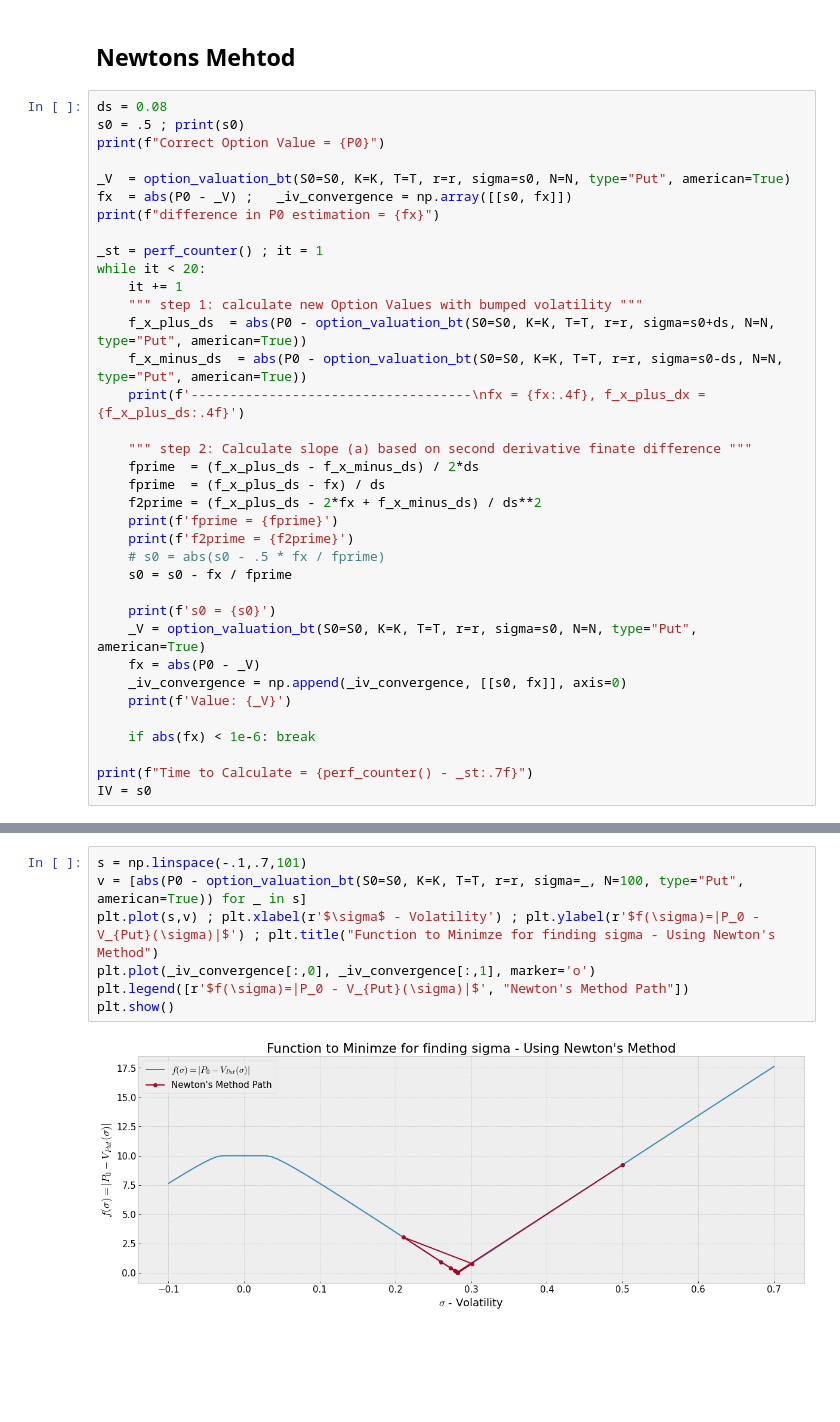
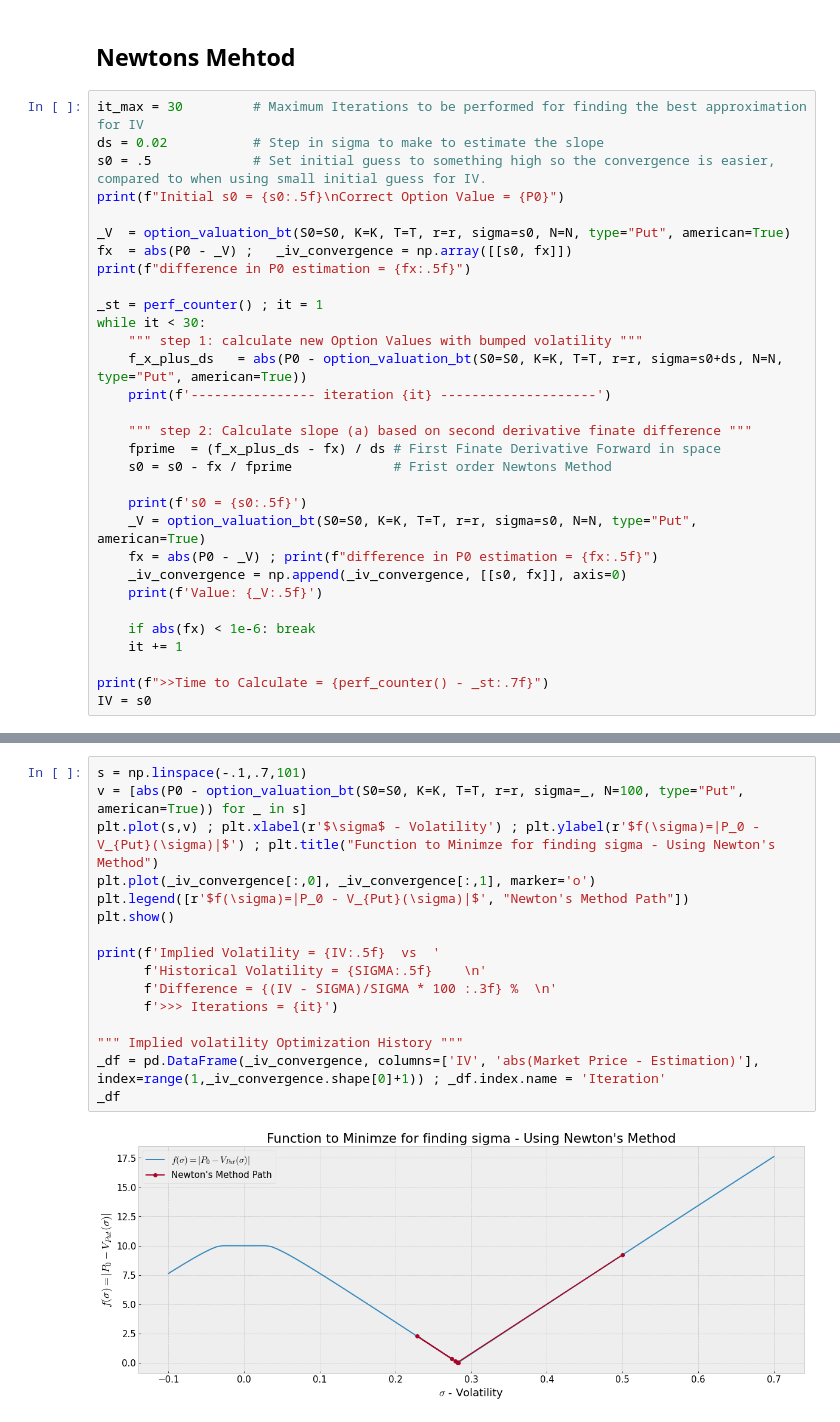
Before and after one commit to ithakis/European-and-American-put-option-pricing, a Jupyter notebook: Assignment-1-Option-Valuation.ipynb, the cells around one changed output, grey strips where cells are left out. Saved outputs shown, nothing was run; the diff lists cells and outputs as text; blank space fills up the shorter version.

Commit message:
V2.1
improvements to Newtons method

```diff
--- a/Assignment-1-Option-Valuation.ipynb
+++ b/Assignment-1-Option-Valuation.ipynb
@@ -453,39 +452,34 @@ Approximation_Error
 # %% [markdown]
 ## Newtons Mehtod
 # %%
-ds = 0.08
-s0 = .5 ; print(s0)
-print(f"Correct Option Value = {P0}")
+it_max = 30         # Maximum Iterations to be performed for finding the best approximation for IV
+ds = 0.02           # Step in sigma to make to estimate the slope
+s0 = .5             # Set initial guess to something high so the convergence is easier, compared to when using small initial guess for IV.
+print(f"Initial s0 = {s0:.5f}\nCorrect Option Value = {P0}")
 
 _V  = option_valuation_bt(S0=S0, K=K, T=T, r=r, sigma=s0, N=N, type="Put", american=True)
 fx  = abs(P0 - _V) ;   _iv_convergence = np.array([[s0, fx]])
-print(f"difference in P0 estimation = {fx}")
+print(f"difference in P0 estimation = {fx:.5f}")
 
 _st = perf_counter() ; it = 1
-while it < 20:
-    it += 1
+while it < 30:
     """ step 1: calculate new Option Values with bumped volatility """
-    f_x_plus_ds  = abs(P0 - option_valuation_bt(S0=S0, K=K, T=T, r=r, sigma=s0+ds, N=N, type="Put", american=True))
-    f_x_minus_ds  = abs(P0 - option_valuation_bt(S0=S0, K=K, T=T, r=r, sigma=s0-ds, N=N, type="Put", american=True))
-    print(f'------------------------------------\nfx = {fx:.4f}, f_x_plus_dx = {f_x_plus_ds:.4f}')
+    f_x_plus_ds   = abs(P0 - option_valuation_bt(S0=S0, K=K, T=T, r=r, sigma=s0+ds, N=N, type="Put", american=True))
+    print(f'---------------- iteration {it} --------------------')
 
     """ step 2: Calculate slope (a) based on second derivative finate difference """
-    fprime  = (f_x_plus_ds - f_x_minus_ds) / 2*ds
-    fprime  = (f_x_plus_ds - fx) / ds
-    f2prime = (f_x_plus_ds - 2*fx + f_x_minus_ds) / ds**2
-    print(f'fprime = {fprime}')
-    print(f'f2prime = {f2prime}')
-    # s0 = abs(s0 - .5 * fx / fprime)
-    s0 = s0 - fx / fprime
+    fprime  = (f_x_plus_ds - fx) / ds # First Finate Derivative Forward in space
+    s0 = s0 - fx / fprime             # Frist order Newtons Method
 
-    print(f's0 = {s0}')
+    print(f's0 = {s0:.5f}')
     _V = option_valuation_bt(S0=S0, K=K, T=T, r=r, sigma=s0, N=N, type="Put", american=True)
-    fx = abs(P0 - _V)
+    fx = abs(P0 - _V) ; print(f"difference in P0 estimation = {fx:.5f}")
     _iv_convergence = np.append(_iv_convergence, [[s0, fx]], axis=0)
-    print(f'Value: {_V}')
+    print(f'Value: {_V:.5f}')
 
     if abs(fx) < 1e-6: break
+    it += 1
 
-print(f"Time to Calculate = {perf_counter() - _st:.7f}")
+print(f">>Time to Calculate = {perf_counter() - _st:.7f}")
 IV = s0
 # %% [output]
@@ -509,9 +503,18 @@ Time to Calculate = 4.6367681
 # %%
 s = np.linspace(-.1,.7,101)
 v = [abs(P0 - option_valuation_bt(S0=S0, K=K, T=T, r=r, sigma=_, N=100, type="Put", american=True)) for _ in s]
 plt.plot(s,v) ; plt.xlabel(r'$\sigma$ - Volatility') ; plt.ylabel(r'$f(\sigma)=|P_0 - V_{Put}(\sigma)|$') ; plt.title("Function to Minimze for finding sigma - Using Newton's Method")
 plt.plot(_iv_convergence[:,0], _iv_convergence[:,1], marker='o')
 plt.legend([r'$f(\sigma)=|P_0 - V_{Put}(\sigma)|$', "Newton's Method Path"])
 plt.show()
+
+print(f'Implied Volatility = {IV:.5f}  vs  '
+      f'Historical Volatility = {SIGMA:.5f}    \n'
+      f'Difference = {(IV - SIGMA)/SIGMA * 100 :.3f} %  \n'
+      f'>>> Iterations = {it}')
+
+""" Implied volatility Optimization History """
+_df = pd.DataFrame(_iv_convergence, columns=['IV', 'abs(Market Price - Estimation)'], index=range(1,_iv_convergence.shape[0]+1)) ; _df.index.name = 'Iteration'
+_df
 # %% [output]
-[figure, old version]
+[figure, new version]
```
Also changed, not shown: parts of 16 cells of this notebook.
